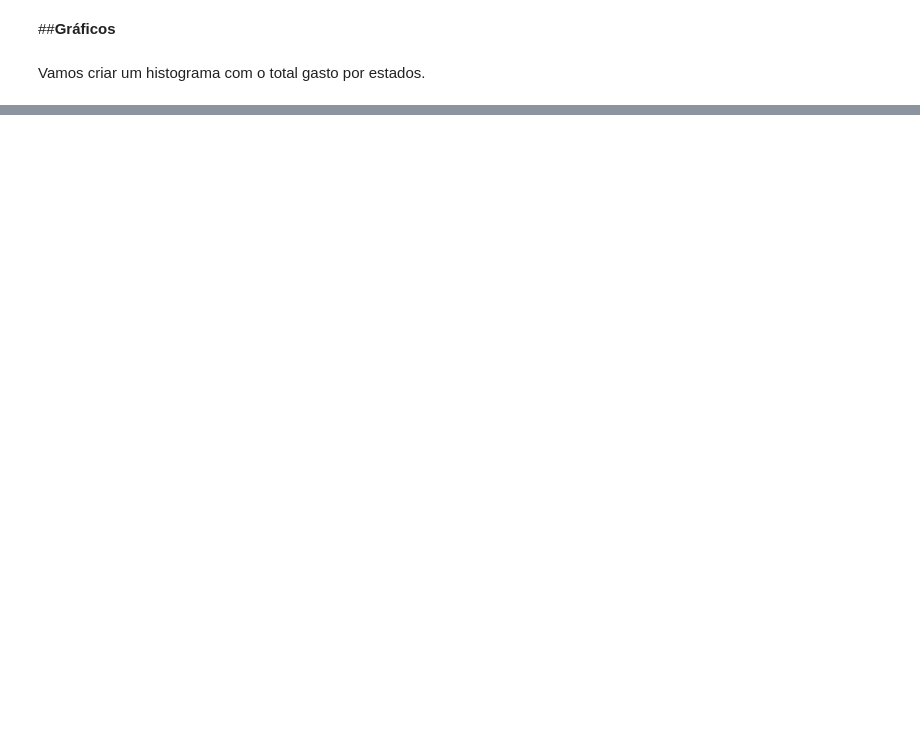
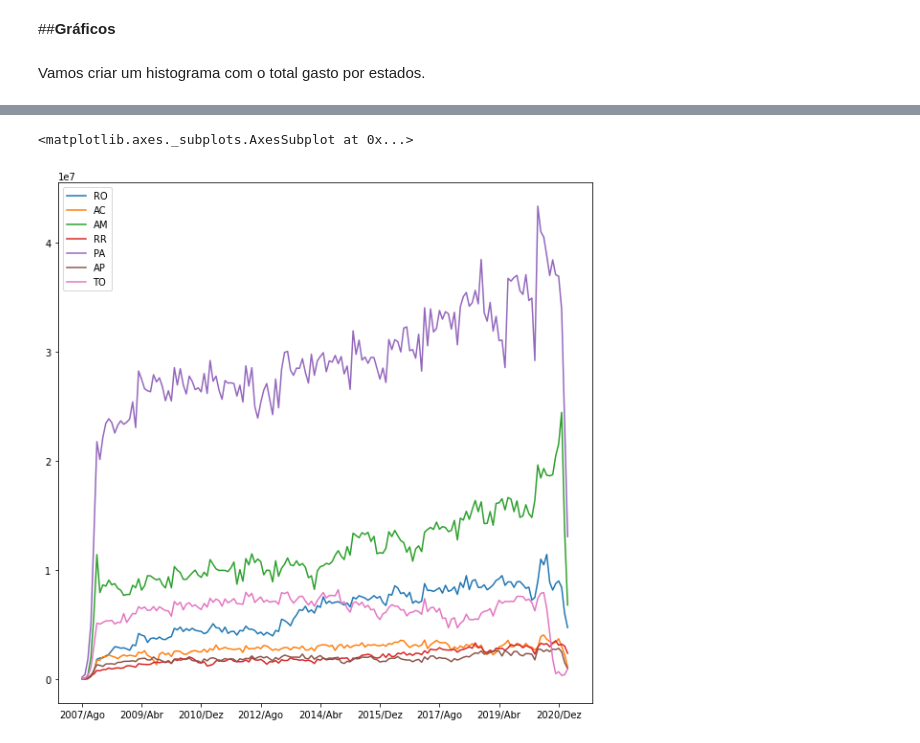
Before and after one commit to Naandes/Dados-Financeiros-do-Sus, a Jupyter notebook: modulo_1/aula_1/Outros_dados.ipynb, the cells around one changed output, grey strips where cells are left out. Cells and saved outputs as stored; diff of their text form; code cells hidden in the pictures; blank space fills up the shorter version.

```diff
--- a/modulo_1/aula_1/Outros_dados.ipynb
+++ b/modulo_1/aula_1/Outros_dados.ipynb
@@ -272,0 +223,9 @@ Text(0.5, 1.0, 'Valor gasto por Estados')
+# %%
+media_norte = pd.DataFrame(usaveis[0:7].mean())
+media_norte = media_norte.T
+usaveis = pd.concat([usaveis, media_norte])
+usaveis = usaveis.rename(index={0: 'Media_Norte'})
+usaveis[0:7].T.plot(figsize = (10,10))
+# %% [output]
+<matplotlib.axes._subplots.AxesSubplot at 0x...>
+[figure, added]
```
Also changed, not shown: parts of 24 cells of this notebook.
